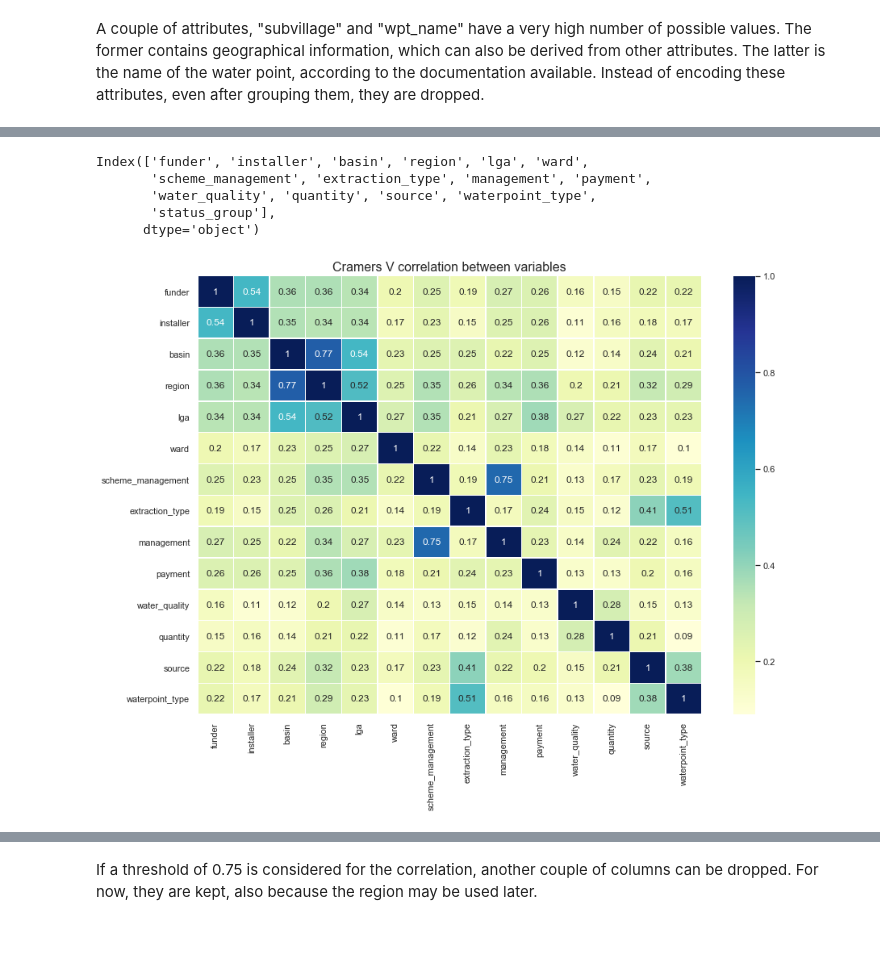
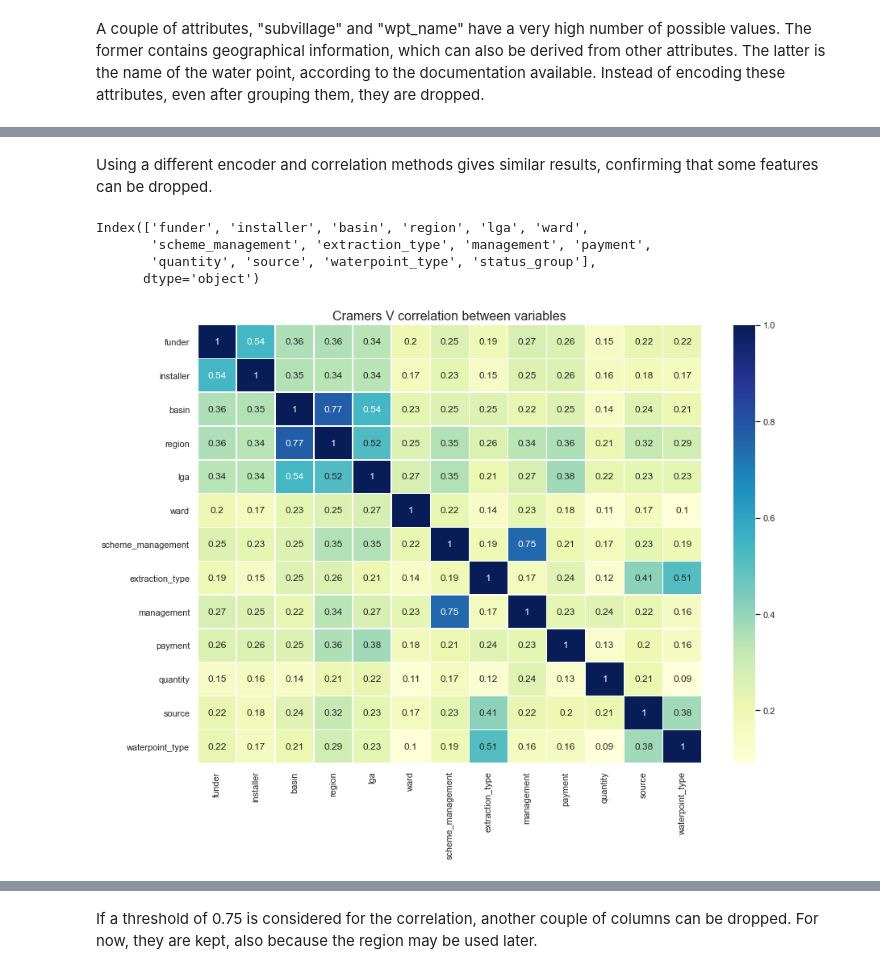
Before and after one commit to aspds18/Springboard_capstone2, a Jupyter notebook: Capstone2.ipynb, the cells around one changed output, grey strips where cells are left out. Saved outputs shown, nothing was run; the diff lists cells and outputs as text; code cells hidden in the pictures; blank space fills up the shorter version.

```diff
--- a/Capstone2.ipynb
+++ b/Capstone2.ipynb
@@ -56,8 +66,8 @@ DOWNLOAD DATA
 #dfyd=pd.read_csv('https://s3.amazonaws.com/drivendata/data/7/public/0bf8bc6e-30d0-4c50-956a-603fc693d966.csv')
 
 # previously downloaded from the above links
-dfX=pd.read_csv('tanzania/features.csv')
-dfy=pd.read_csv('tanzania/labels.csv')
+dfX=pd.read_csv('data/features.csv')
+dfy=pd.read_csv('data/labels.csv')
 # %%
 dfX.head(3)
 # %% [output]
@@ -348,3 +372,5 @@ The correlation matrix shows that some more columns can be dropped.
+# %% [markdown]
+Using a different encoder and correlation methods gives similar results, confirming that some features can be dropped.
 # %%
 # if the columns are dropped in the correlation function by:
 # setting a threshold
@@ -353,8 +379,8 @@ The correlation matrix shows that some more columns can be dropped.
 # a different set of columns to be dropped may result
 # in the meantime, the following ones are dropped
 # also, the one to drop should be those with the highest number of levels
-cols_to_drop=['extraction_type_group','extraction_type_class','management_group',
-             'payment_type','quality_group','quantity_group','source_type','source_class','waterpoint_type_group']
+cols_to_drop=['extraction_type_group','extraction_type_class',
+             'payment_type','quantity_group','source_type','waterpoint_type_group']
 #For consistency, the same columns can be dropped from df_str too (dataframe which isn't encoded)
 df_str_enc.drop(cols_to_drop,axis=1,inplace=True)
 df_str.drop(cols_to_drop,axis=1,inplace=True)
@@ -362,11 +388,10 @@ df_str_enc.columns
 # %% [output]
 Index(['funder', 'installer', 'basin', 'region', 'lga', 'ward',
        'scheme_management', 'extraction_type', 'management', 'payment',
-       'water_quality', 'quantity', 'source', 'waterpoint_type',
-       'status_group'],
+       'quantity', 'source', 'waterpoint_type', 'status_group'],
       dtype='object')
 # %%
-#re-check
-cw.cat_correlation(df_str_enc.copy().drop(['status_group'],axis=1),cw.cramers_stat)
+#check with the corrected Cramers V
+cw.cat_correlation(df_str_enc.copy().drop(['status_group'],axis=1))
 # %% [output]
-[figure, old version]
+[figure, new version]
```
Also changed, not shown: parts of 167 cells of this notebook.
